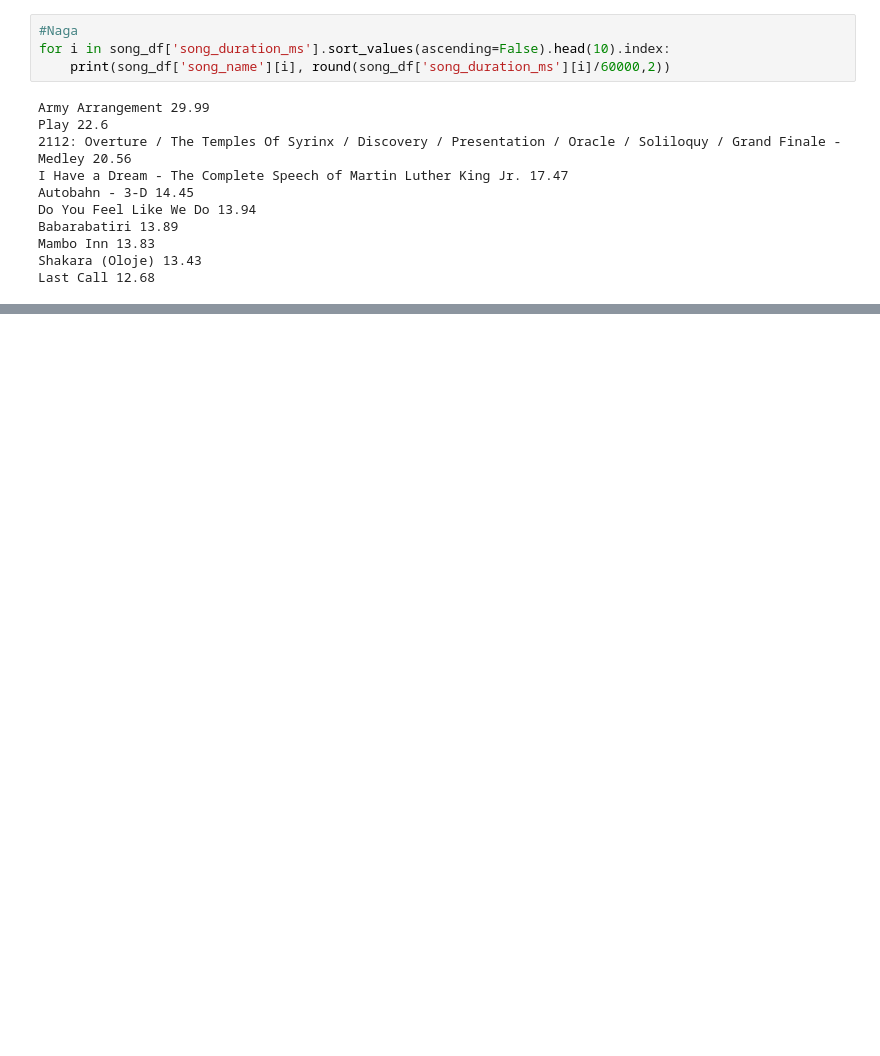
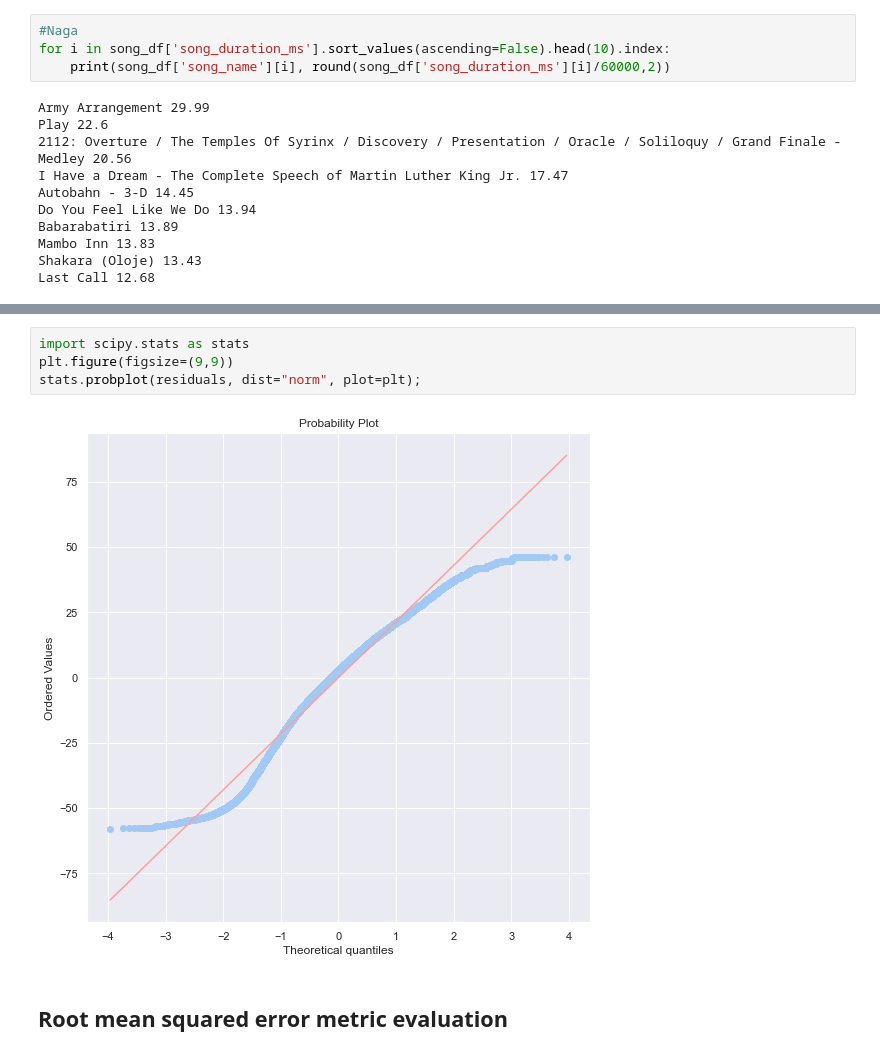
Before and after one commit to bohdan167/DAA, a Jupyter notebook: Datasets_&_Notebooks/SongPopularity.ipynb, the cells around one changed output, grey strips where cells are left out. Drawn from its saved outputs; the diff is of its cells as text; blank space fills up the shorter version.

```diff
--- a/Datasets_&_Notebooks/SongPopularity.ipynb
+++ b/Datasets_&_Notebooks/SongPopularity.ipynb
@@ -166,0 +229,8 @@ Last Call 12.68
+# %%
+import scipy.stats as stats
+plt.figure(figsize=(9,9))
+stats.probplot(residuals, dist="norm", plot=plt);
+# %% [output]
+[figure, added]
+# %% [markdown]
+## Root mean squared error metric evaluation
```
Also changed, not shown: parts of 28 cells of this notebook.
